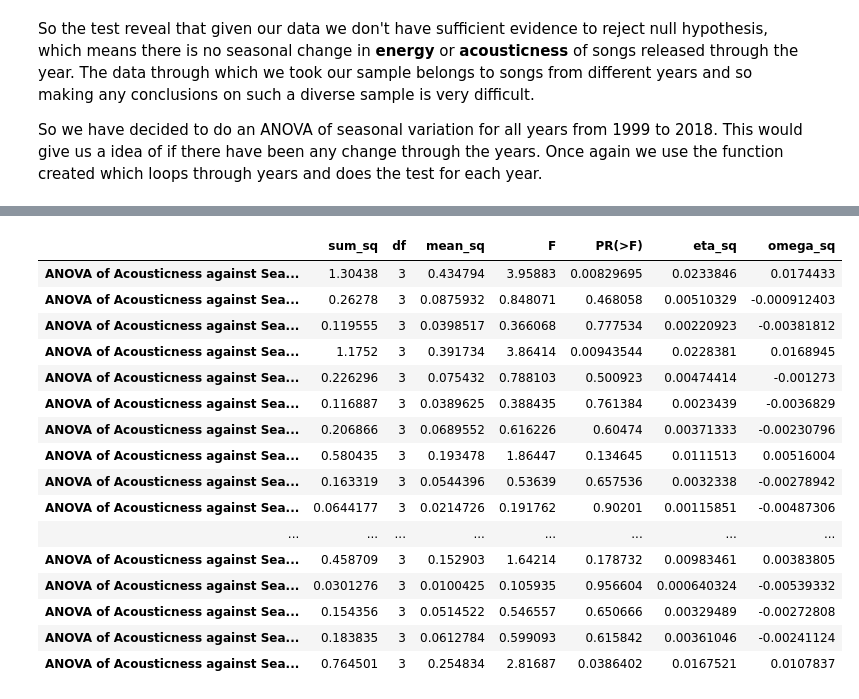
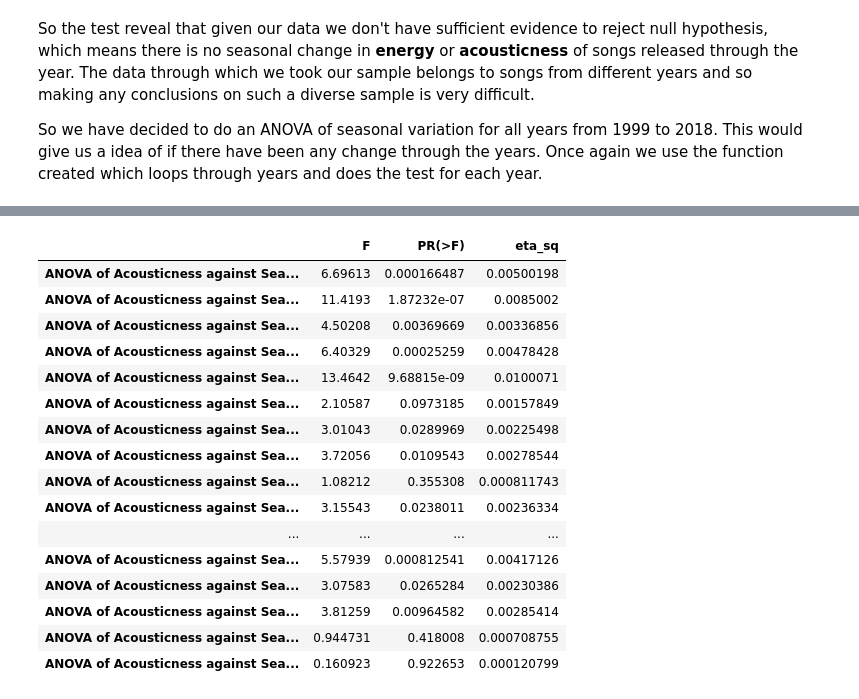
Before and after one commit to fsarraf/Mod3_project, a Jupyter notebook: Are songs released based on seasons? .ipynb, the cells around one changed output, grey strips where cells are left out. Saved outputs shown, nothing was run; the diff lists cells and outputs as text; code cells hidden in the pictures.

```diff
--- a/Are songs released based on seasons? .ipynb
+++ b/Are songs released based on seasons? .ipynb
@@ -181,20 +166,20 @@ hypo.anova_loop(dftest2, 'seasons', ['energy'], years)
 # %%
-hypo.anova_loop(dftest2, 'seasons', ['acousticness'], years)
+hypo.anova_loop(dftest2, 'seasons', ['acousticness'], dftest2['year'], years, compact=True)
 # %% [output]
-|  | sum_sq | df | mean_sq | F | PR(>F) | eta_sq | omega_sq |
-| ANOVA of Acousticness against Sea... | 1.30438 | 3 | 0.434794 | 3.95883 | 0.00829695 | 0.0233846 | 0.0174433 |
-| ANOVA of Acousticness against Sea... | 0.26278 | 3 | 0.0875932 | 0.848071 | 0.468058 | 0.00510329 | -0.000912403 |
-| ANOVA of Acousticness against Sea... | 0.119555 | 3 | 0.0398517 | 0.366068 | 0.777534 | 0.00220923 | -0.00381812 |
-| ANOVA of Acousticness against Sea... | 1.1752 | 3 | 0.391734 | 3.86414 | 0.00943544 | 0.0228381 | 0.0168945 |
-| ANOVA of Acousticness against Sea... | 0.226296 | 3 | 0.075432 | 0.788103 | 0.500923 | 0.00474414 | -0.001273 |
-| ANOVA of Acousticness against Sea... | 0.116887 | 3 | 0.0389625 | 0.388435 | 0.761384 | 0.0023439 | -0.0036829 |
-| ANOVA of Acousticness against Sea... | 0.206866 | 3 | 0.0689552 | 0.616226 | 0.60474 | 0.00371333 | -0.00230796 |
-| ANOVA of Acousticness against Sea... | 0.580435 | 3 | 0.193478 | 1.86447 | 0.134645 | 0.0111513 | 0.00516004 |
-| ANOVA of Acousticness against Sea... | 0.163319 | 3 | 0.0544396 | 0.53639 | 0.657536 | 0.0032338 | -0.00278942 |
-| ANOVA of Acousticness against Sea... | 0.0644177 | 3 | 0.0214726 | 0.191762 | 0.90201 | 0.00115851 | -0.00487306 |
-| ... | ... | ... | ... | ... | ... | ... | ... |
-| ANOVA of Acousticness against Sea... | 0.458709 | 3 | 0.152903 | 1.64214 | 0.178732 | 0.00983461 | 0.00383805 |
-| ANOVA of Acousticness against Sea... | 0.0301276 | 3 | 0.0100425 | 0.105935 | 0.956604 | 0.000640324 | -0.00539332 |
-| ANOVA of Acousticness against Sea... | 0.154356 | 3 | 0.0514522 | 0.546557 | 0.650666 | 0.00329489 | -0.00272808 |
-| ANOVA of Acousticness against Sea... | 0.183835 | 3 | 0.0612784 | 0.599093 | 0.615842 | 0.00361046 | -0.00241124 |
-| ANOVA of Acousticness against Sea... | 0.764501 | 3 | 0.254834 | 2.81687 | 0.0386402 | 0.0167521 | 0.0107837 |
+|  | F | PR(>F) | eta_sq |
+| ANOVA of Acousticness against Sea... | 6.69613 | 0.000166487 | 0.00500198 |
+| ANOVA of Acousticness against Sea... | 11.4193 | 1.87232e-07 | 0.0085002 |
+| ANOVA of Acousticness against Sea... | 4.50208 | 0.00369669 | 0.00336856 |
+| ANOVA of Acousticness against Sea... | 6.40329 | 0.00025259 | 0.00478428 |
+| ANOVA of Acousticness against Sea... | 13.4642 | 9.68815e-09 | 0.0100071 |
+| ANOVA of Acousticness against Sea... | 2.10587 | 0.0973185 | 0.00157849 |
+| ANOVA of Acousticness against Sea... | 3.01043 | 0.0289969 | 0.00225498 |
+| ANOVA of Acousticness against Sea... | 3.72056 | 0.0109543 | 0.00278544 |
+| ANOVA of Acousticness against Sea... | 1.08212 | 0.355308 | 0.000811743 |
+| ANOVA of Acousticness against Sea... | 3.15543 | 0.0238011 | 0.00236334 |
+| ... | ... | ... | ... |
+| ANOVA of Acousticness against Sea... | 5.57939 | 0.000812541 | 0.00417126 |
+| ANOVA of Acousticness against Sea... | 3.07583 | 0.0265284 | 0.00230386 |
+| ANOVA of Acousticness against Sea... | 3.81259 | 0.00964582 | 0.00285414 |
+| ANOVA of Acousticness against Sea... | 0.944731 | 0.418008 | 0.000708755 |
+| ANOVA of Acousticness against Sea... | 0.160923 | 0.922653 | 0.000120799 |
```
Also changed, not shown: parts of 8 cells of this notebook, 3 other files.
